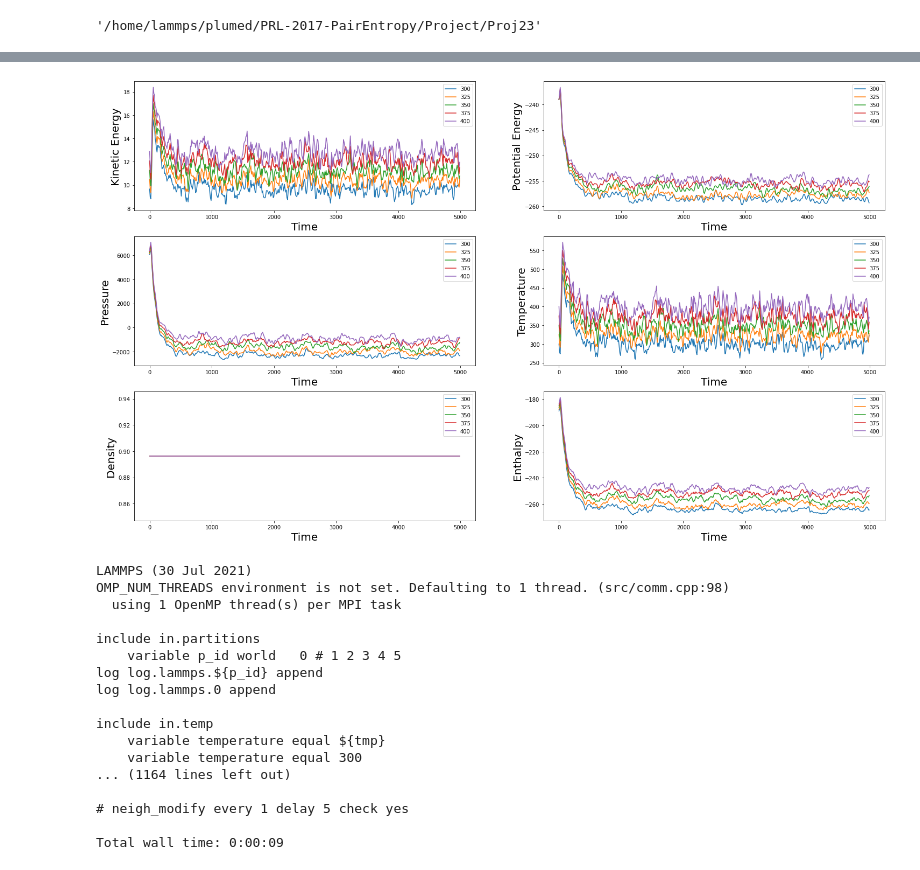
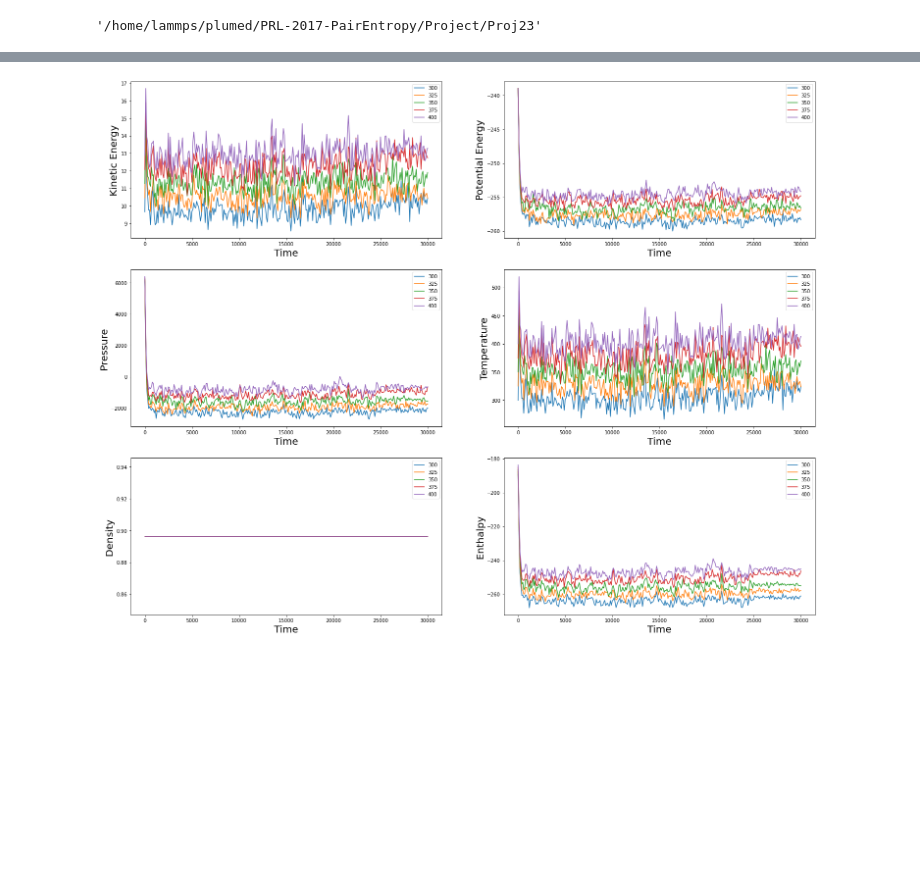
Before and after one commit to yaminbens/Proj23, a Jupyter notebook: prep.ipynb, the cells around one changed output, grey strips where cells are left out. Drawn from its saved outputs; the diff is of its cells as text; code cells hidden in the pictures; blank space fills up the shorter version.

```diff
--- a/prep.ipynb
+++ b/prep.ipynb
@@ -151,28 +150,28 @@ Total wall time: 0:00:08
 # %%
 import copy
 import numpy as np
 from matplotlib import pyplot as plt
 from matplotlib.ticker import AutoMinorLocator
 from mpl_toolkits.axes_grid1 import make_axes_locatable
 
 labels = ['Kinetic Energy', 'Potential Energy', 'Pressure', 'Temperature', 'Density', 'Enthalpy']
 temperatures = range(300,401,25)
 fontsize = 20
 font = {'family': 'sans', 'color':  'black', 'weight': 'normal', 'size': fontsize}
 
 energy = {}
 for tmp in temperatures:
     energy[tmp] = np.loadtxt('data/temp/energy{}.dat'.format(tmp)) # ke, pe, press, temp, dense, natoms
 
-fig = plt.figure(figsize=(25, 15))
+fig = plt.figure(figsize=(25, 20))
 for n,label in enumerate(labels):
     ax = fig.add_subplot(3,2,n+1)
     for tmp in temperatures:
-        plt.plot((energy[tmp].T[0][:500]-energy[tmp].T[0][0]*0.005), energy[tmp].T[n+1][:500], label=tmp)
+        plt.plot((energy[tmp].T[0][::10]), energy[tmp].T[n+1][::10], label=tmp)
     ax.set_xlabel('Time', fontdict=font)
     ax.set_ylabel(label, fontdict=font)
     ax.legend()
 
 plt.show()
 # %% [output]
-[figure, old version]
+[figure, new version]
@@ -222,24 +177,0 @@ EOF
-# %%
-import subprocess
-
-for temp in range(300,401,25):
-    cmd = f"lmp -v tmp {temp} -in start_press.lmp"
-    results = subprocess.run(cmd, shell=True, universal_newlines=True, check=True)
-# %% [output]
-LAMMPS (30 Jul 2021)
-OMP_NUM_THREADS environment is not set. Defaulting to 1 thread. (src/comm.cpp:98)
-  using 1 OpenMP thread(s) per MPI task
-
-include in.partitions
-    variable p_id world   0 # 1 2 3 4 5
-log log.lammps.${p_id} append
-log log.lammps.0 append
-
-include in.temp
-    variable temperature equal ${tmp}
-    variable temperature equal 300
-... (1164 lines left out)
-
-# neigh_modify every 1 delay 5 check yes
-
-Total wall time: 0:00:09
```
Also changed, not shown: parts of 19 cells of this notebook, 2 other files.
